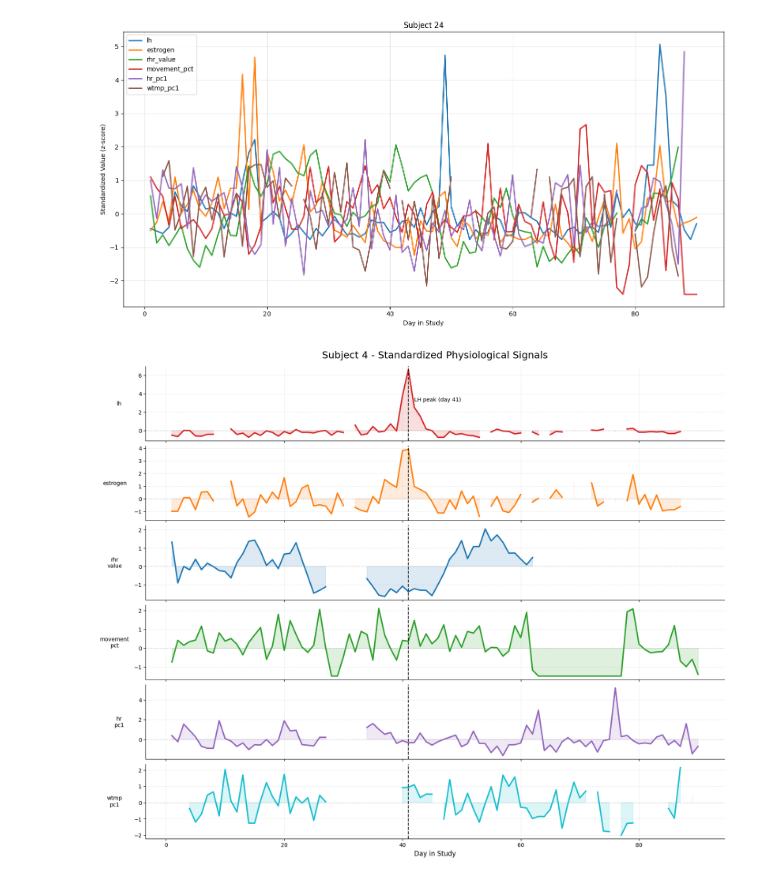
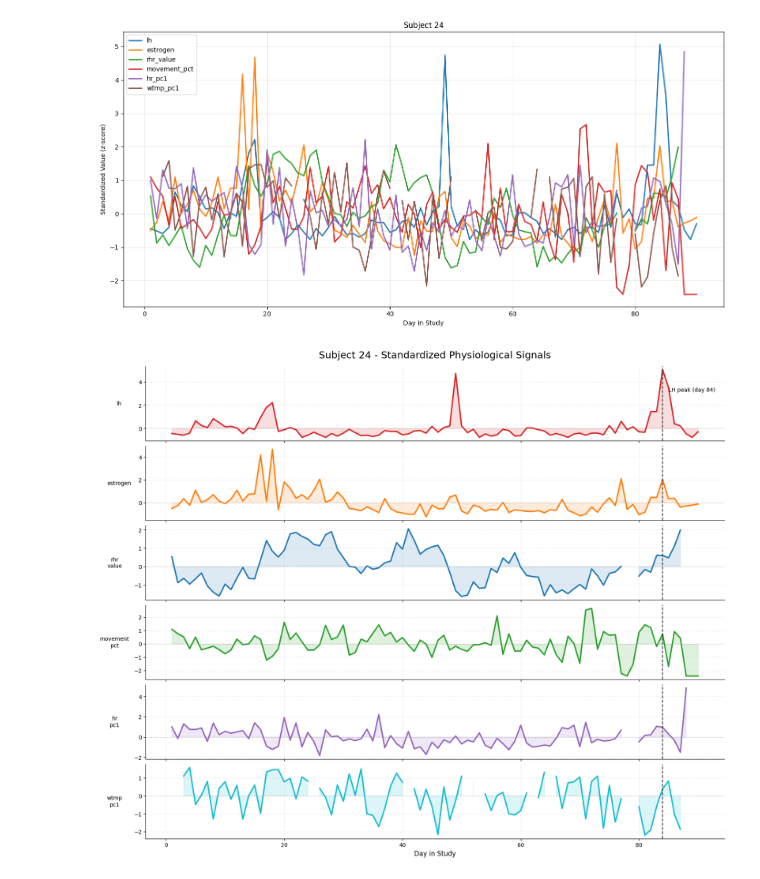
Before and after one commit to Daegas/DTW_mcphases, a Jupyter notebook: notebooks/ETL.ipynb, the cells around one changed output. Saved outputs shown, nothing was run; the diff lists cells and outputs as text; code cells hidden in the pictures.

```diff
--- a/notebooks/ETL.ipynb
+++ b/notebooks/ETL.ipynb
@@ -955,5 +966,3 @@ print((df_consolidated["rhr_value"] == 0).sum())
-# %%
-df_consolidated.loc[df_consolidated["rhr_value"] == 0, "rhr_value"] = np.nan
 # %%
 # visualizar 12 series de un sujeto de ejemplo
 import pandas as pd
@@ -1018,7 +1027,7 @@ from scipy.stats import zscore
 # =========================
 # Seleccionar sujeto
 # =========================
-subject_id = 4
+subject_id = 24
 
 cols_to_plot = [
     "lh",
@@ -1129,31 +1138,31 @@ for ax, col in zip(axes, cols_to_plot):
         linestyle="--"
     )
 
     ax.spines["top"].set_visible(False)
     ax.spines["right"].set_visible(False)
 
     # ax.set_ylim(-4, 4)
 
 axes[0].set_title(
     f"Subject {subject_id} - Standardized Physiological Signals",
     fontsize=18,
     pad=15
 )
 
 if lh_peak_day is not None:
     axes[0].text(
         lh_peak_day + 1,
         3.2,
         f"LH peak (day {lh_peak_day})",
         fontsize=10
     )
 
 axes[-1].set_xlabel(
     "Day in Study",
     fontsize=12
 )
 
 plt.savefig(f"{OUTPUT_PATH}/subject_{subject_id}_physio_signals.png", dpi=300)
 plt.show()
 # %% [output]
-[figure, old version]
+[figure, new version]
```
Also changed, not shown: parts of 3 cells of this notebook, 3 other files.
